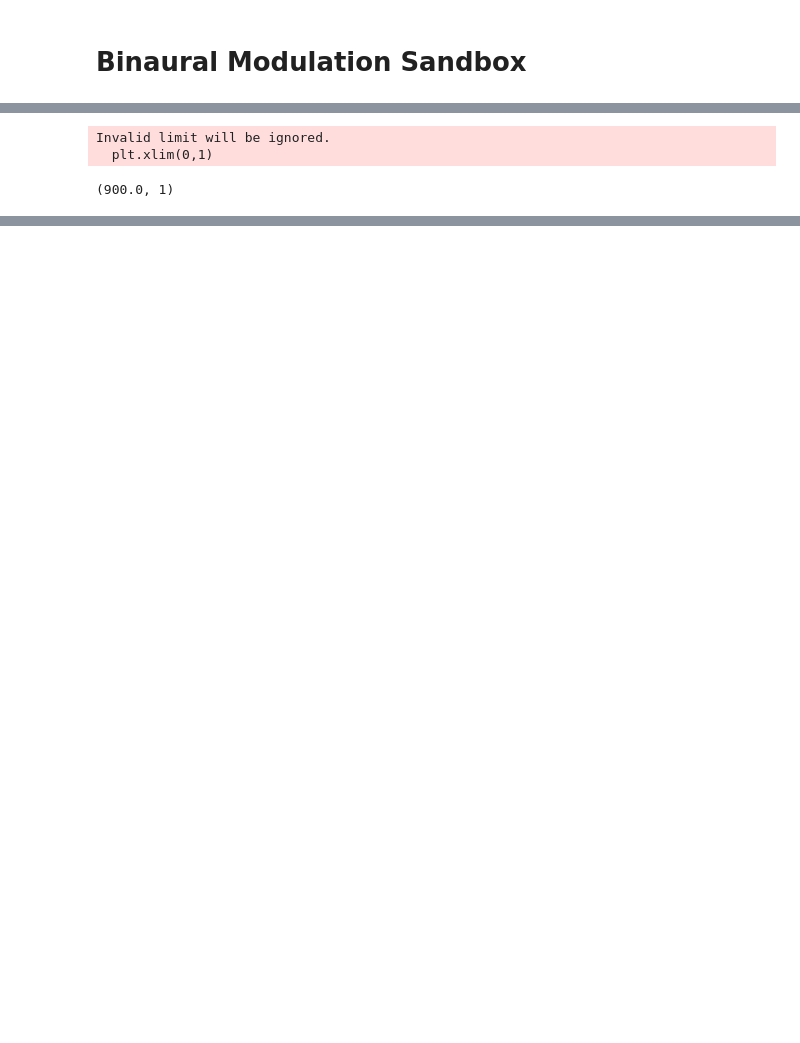
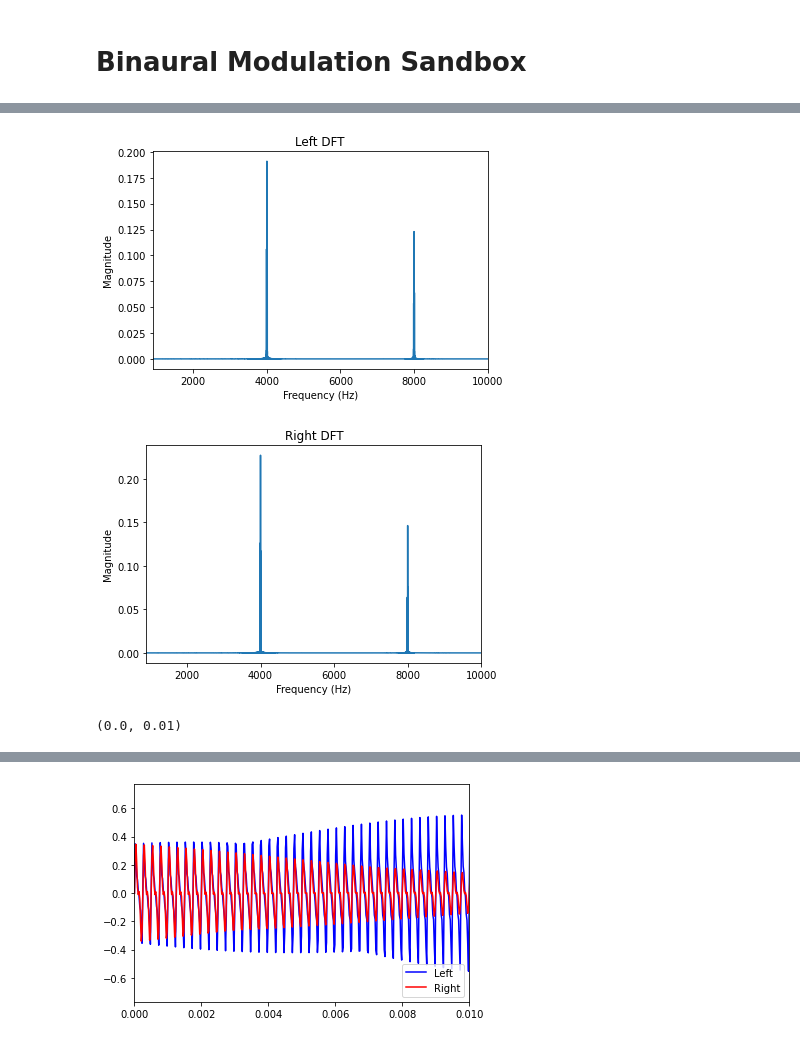
Before and after one commit to sivaprakasaman/Python_Coding_Toolbox, a Jupyter notebook: signal_processing/binaural_sandbox/binaural_modulation_sandbox.ipynb, the cells around one changed output, grey strips where cells are left out. Cells and saved outputs as stored; diff of their text form; code cells hidden in the pictures; blank space fills up the shorter version.

```diff
--- a/signal_processing/binaural_sandbox/binaural_modulation_sandbox.ipynb
+++ b/signal_processing/binaural_sandbox/binaural_modulation_sandbox.ipynb
@@ -2,15 +2,15 @@
 # Binaural Modulation Sandbox
 # %%
 import matplotlib.pyplot as plt
-from signal_processing import pure_tone_complex, sound, get_spect, magphase
+from signal_processing import pure_tone_complex, sound, get_spect, plt_dft
 import numpy as np
 
 dur = 2;
 fs = 44100;
 int_aural_phase = np.pi;
 c_amp = [5,3,2,1];
-l_cfreq = 1000*np.array([1,2,3,4]);
-r_cfreq = l_cfreq;
+l_cfreq = 4000*np.array([1,2,3,4]);
+r_cfreq = l_cfreq[[0,1]];
 
 # #Octave Lower
 # r_cfreq = l_cfreq/2;
@@ -20,7 +20,7 @@ r_cfreq = l_cfreq;
 
 phase = np.zeros(len(l_cfreq));
 
-L_modf = 1;
+L_modf = 10;
 R_modf = L_modf;
 
 tvect = np.arange(0,dur,1/fs)
@@ -39,16 +39,13 @@ R = R_mod*R_car;
 L = .7*L/np.max(L);
 R = .7*R/np.max(R);
 # %%
-%matplotlib notebook
+%matplotlib inline
 
-magphase(L, fs, axis = 'log', x_axislim = [9e2,10000])
-
-plt.figure()
-magphase(R, fs, axis = 'log', x_axislim = [9e2,10000])
-
+plt_dft(L, fs, axis = 'log', x_axislim = [9e2,10000], title = 'Left DFT')
+plt_dft(R, fs, axis = 'log', x_axislim = [9e2,10000], title = 'Right DFT')
 
 plt.plot(tvect,L,label = "Left", color = 'blue')
 plt.plot(tvect,R,label = "Right", color = 'red')
 plt.legend(loc = 'lower right')
-plt.xlim(0,1)
+plt.xlim(0,.01)
 # %% [output]
@@ -61,3 +52,3 @@ plt.xlim(0,1)
+[figure, added]
+[figure, added]
-Invalid limit will be ignored.
-  plt.xlim(0,1)
+(0.0, 0.01)
-(900.0, 1)
@@ -70,3 +55,4 @@ Invalid limit will be ignored.
+[figure, added]
 # %%
 sound([L,R],fs)
 #sound([L,R],fs,fname = '1Hz_AM_dichotic_upperharm.wav',savefile=1)
```
Also changed, not shown: parts of 1 cell of this notebook, 8 other files.
